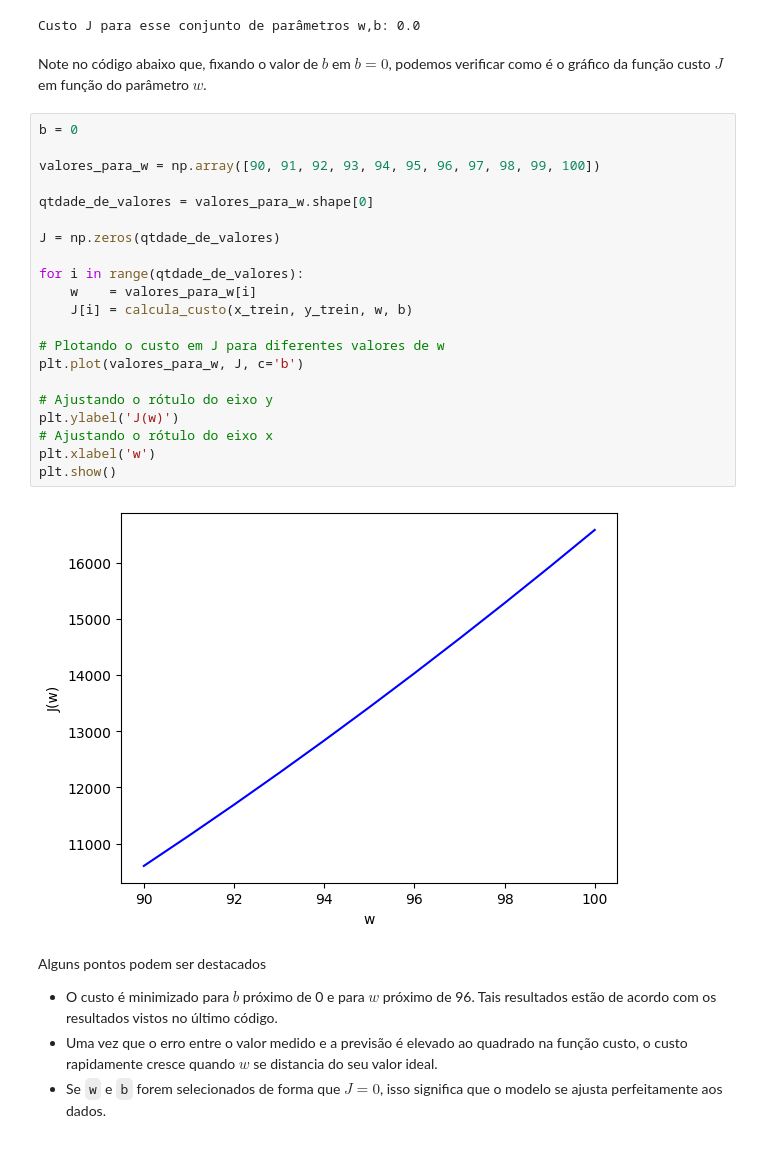
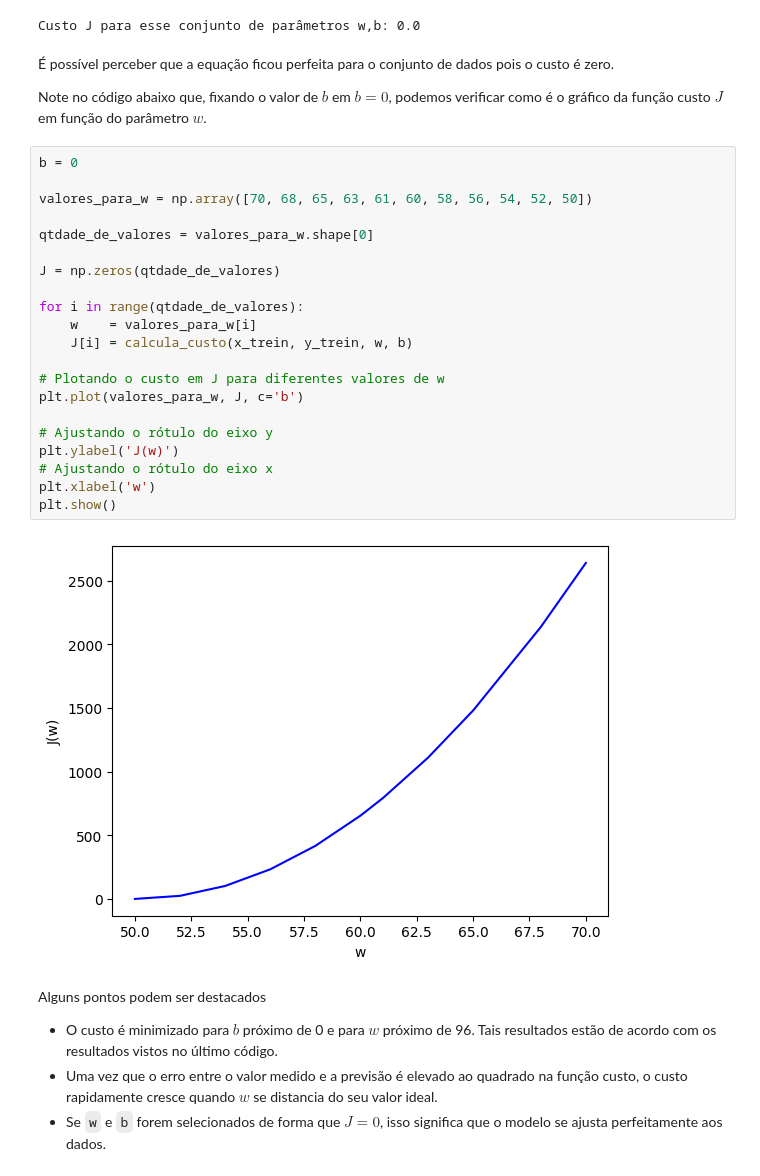
Before and after one commit to RomanGustavo/Mestrado---ML, a Jupyter notebook: codigo_aula4_funcao_custo.ipynb, the cells around one changed output. Saved outputs shown, nothing was run; the diff lists cells and outputs as text.

Commit message:
Código explicando a função custo - para uma equação

```diff
--- a/codigo_aula4_funcao_custo.ipynb
+++ b/codigo_aula4_funcao_custo.ipynb
@@ -110,30 +110,32 @@ print(f"Custo J para esse conjunto de parâmetros w,b: {J}")
 [figure]
 Custo J para esse conjunto de parâmetros w,b: 0.0
 # %% [markdown]
+É possível perceber que a equação ficou perfeita para o conjunto de dados pois o custo é zero.
+
 Note no código abaixo que, fixando o valor de $b$ em $b=0$, podemos verificar como é o gráfico da função custo $J$ em função do parâmetro $w$.
 # %%
 b = 0
 
-valores_para_w = np.array([90, 91, 92, 93, 94, 95, 96, 97, 98, 99, 100])
+valores_para_w = np.array([70, 68, 65, 63, 61, 60, 58, 56, 54, 52, 50])
 
 qtdade_de_valores = valores_para_w.shape[0]
 
 J = np.zeros(qtdade_de_valores)
 
 for i in range(qtdade_de_valores):
     w    = valores_para_w[i]
     J[i] = calcula_custo(x_trein, y_trein, w, b)
 
 # Plotando o custo em J para diferentes valores de w
 plt.plot(valores_para_w, J, c='b')
 
 # Ajustando o rótulo do eixo y
 plt.ylabel('J(w)')
 # Ajustando o rótulo do eixo x
 plt.xlabel('w')
 plt.show()
 # %% [output]
-[figure, old version]
+[figure, new version]
 # %% [markdown]
 Alguns pontos podem ser destacados
 - O custo é minimizado para $b$ próximo de 0 e para $w$ próximo de 96. Tais resultados estão de acordo com os resultados vistos no último código.
```
